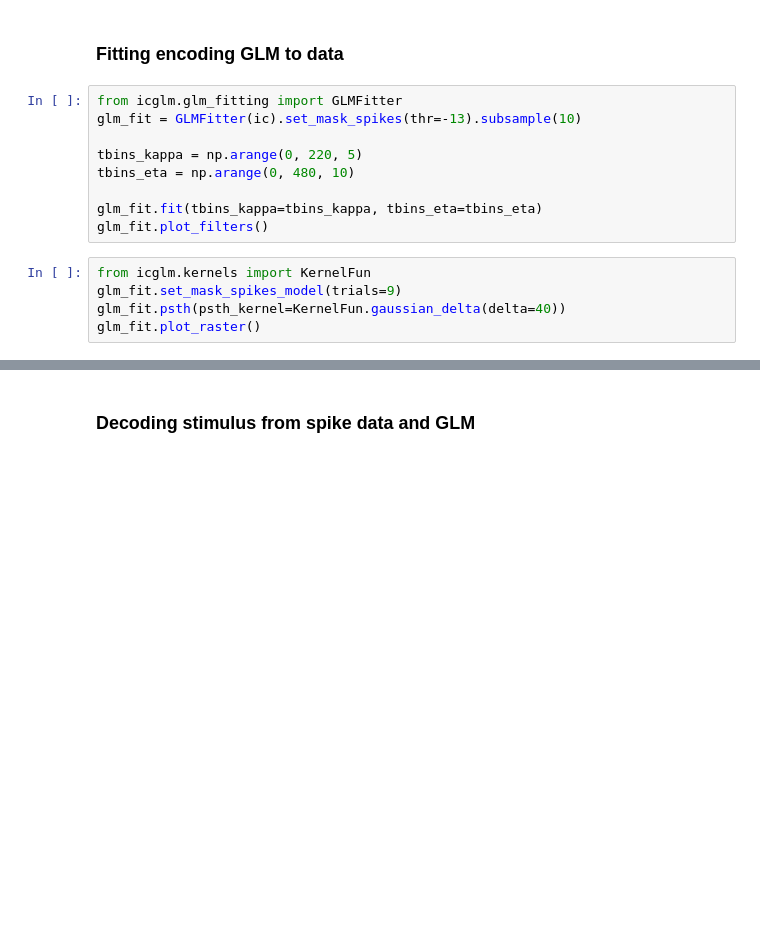
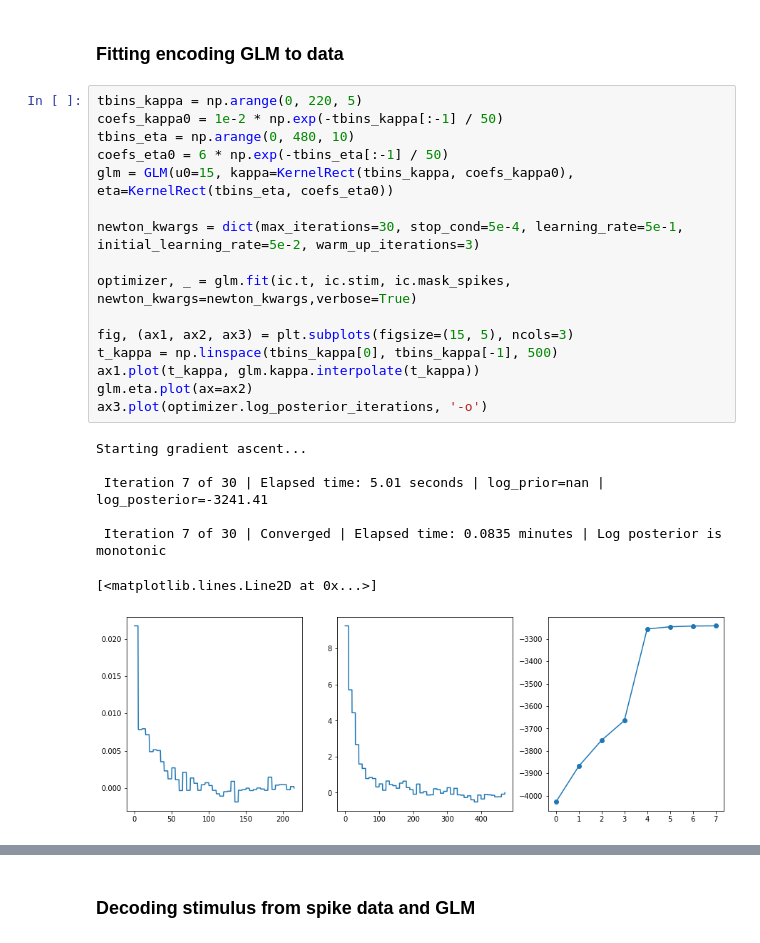
Before and after one commit to diegoarri91/iclamp-glm, a Jupyter notebook: examples/fit_and_decode.ipynb, the cells around one changed output, grey strips where cells are left out. Cells and saved outputs as stored; diff of their text form; blank space fills up the shorter version.

```diff
--- a/examples/fit_and_decode.ipynb
+++ b/examples/fit_and_decode.ipynb
@@ -9,16 +28,26 @@ ic.plot(sweeps=[0])
 # %% [markdown]
 ### Fitting encoding GLM to data
-# %%
-from icglm.glm_fitting import GLMFitter
-glm_fit = GLMFitter(ic).set_mask_spikes(thr=-13).subsample(10)
-
-tbins_kappa = np.arange(0, 220, 5)
-tbins_eta = np.arange(0, 480, 10)
-
-glm_fit.fit(tbins_kappa=tbins_kappa, tbins_eta=tbins_eta)
-glm_fit.plot_filters()
-# %%
-from icglm.kernels import KernelFun
-glm_fit.set_mask_spikes_model(trials=9)
-glm_fit.psth(psth_kernel=KernelFun.gaussian_delta(delta=40))
-glm_fit.plot_raster()
+# %%
+tbins_kappa = np.arange(0, 220, 5)
+coefs_kappa0 = 1e-2 * np.exp(-tbins_kappa[:-1] / 50)
+tbins_eta = np.arange(0, 480, 10)
+coefs_eta0 = 6 * np.exp(-tbins_eta[:-1] / 50)
+glm = GLM(u0=15, kappa=KernelRect(tbins_kappa, coefs_kappa0), eta=KernelRect(tbins_eta, coefs_eta0))
+
+newton_kwargs = dict(max_iterations=30, stop_cond=5e-4, learning_rate=5e-1, initial_learning_rate=5e-2, warm_up_iterations=3)
+
+optimizer, _ = glm.fit(ic.t, ic.stim, ic.mask_spikes, newton_kwargs=newton_kwargs,verbose=True)
+
+fig, (ax1, ax2, ax3) = plt.subplots(figsize=(15, 5), ncols=3)
+t_kappa = np.linspace(tbins_kappa[0], tbins_kappa[-1], 500)
+ax1.plot(t_kappa, glm.kappa.interpolate(t_kappa))
+glm.eta.plot(ax=ax2)
+ax3.plot(optimizer.log_posterior_iterations, '-o')
+# %% [output]
+Starting gradient ascent...
+
+ Iteration 7 of 30 | Elapsed time: 5.01 seconds | log_prior=nan | log_posterior=-3241.41
+
+ Iteration 7 of 30 | Converged | Elapsed time: 0.0835 minutes | Log posterior is monotonic
+[<matplotlib.lines.Line2D at 0x...>]
+[figure, added]
```
Also changed, not shown: parts of 5 cells of this notebook, 26 other files.
